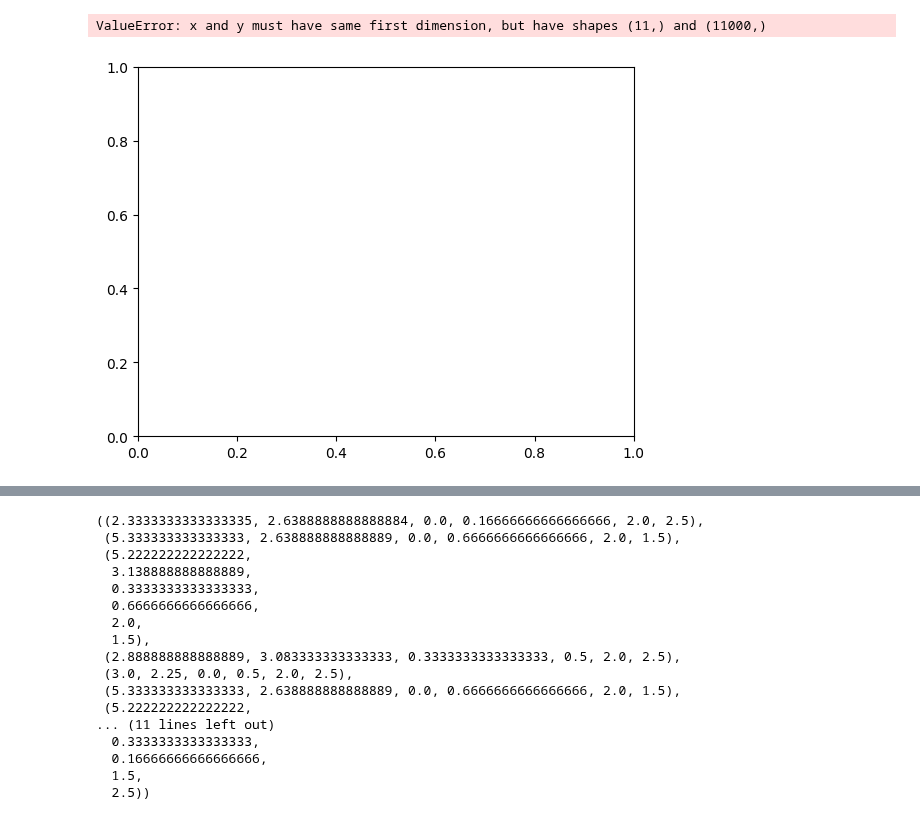
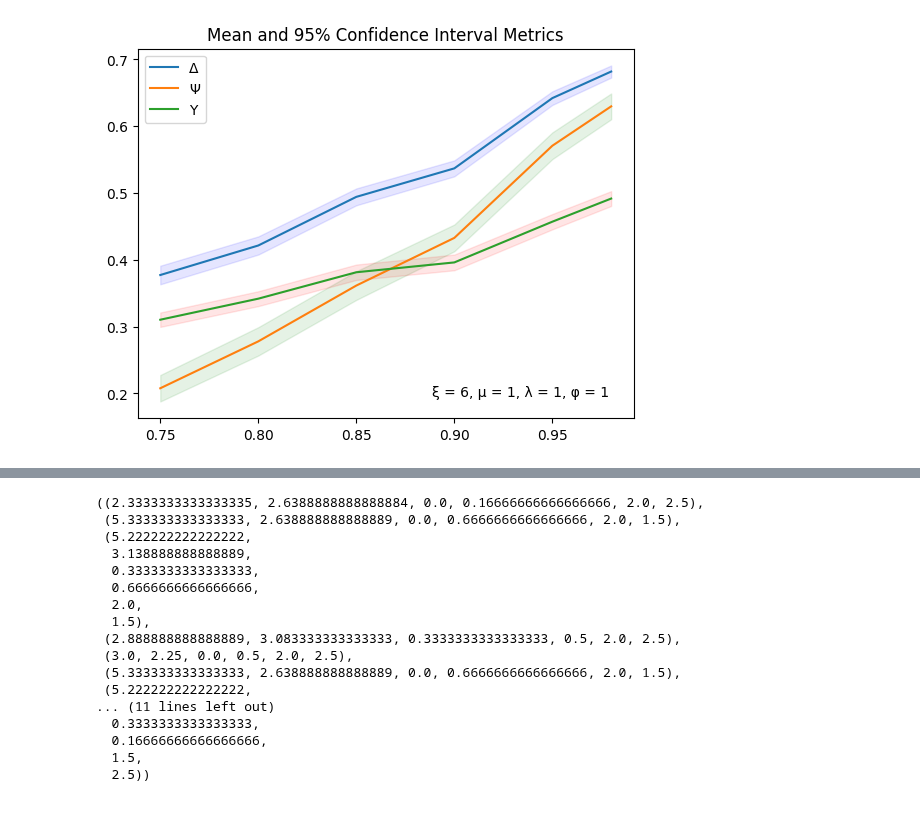
Before and after one commit to WouterBant/Algorithmic-Collusion-an-Experimental-Study, a Jupyter notebook: src/runs/other.ipynb, the cells around one changed output, grey strips where cells are left out. Saved outputs shown, nothing was run; the diff lists cells and outputs as text; code cells hidden in the pictures.

Commit message:
plots fixed

```diff
--- a/src/runs/other.ipynb
+++ b/src/runs/other.ipynb
@@ -259,36 +85,5 @@ plt.show()
-# %%
-def visualize_convergence_over_T(pi1_t, pi2_t):
-    group_size = 5
-    pi1_t_grouped = pi1_t.reshape(-1, group_size)
-    pi2_t_grouped = pi2_t.reshape(-1, group_size)
-
-    # Calculate mean and variance for each group
-    pi1_t_avg = np.mean(pi1_t_grouped, axis=1)
-    pi1_t_var = np.var(pi1_t_grouped, axis=1)
-    pi2_t_avg = np.mean(pi2_t_grouped, axis=1)
-    pi2_t_var = np.var(pi2_t_grouped, axis=1)
-
-    # Create x-axis values
-    x = np.arange(0, 500001, 50000)
-
-    # Plot mean values
-    plt.plot(x, pi1_t_avg, label='pi1_t')
-    plt.plot(x, pi2_t_avg, label='pi2_t')
-
-    # Add error bars for variance
-    plt.errorbar(x, pi1_t_avg, yerr=np.sqrt(pi1_t_var), linestyle='None', marker='o', label='Variance pi1_t')
-    plt.errorbar(x, pi2_t_avg, yerr=np.sqrt(pi2_t_var), linestyle='None', marker='o', label='Variance pi2_t')
-
-    # Add labels and title
-    plt.xlabel('X Values')
-    plt.ylabel('Averages')
-    plt.title('Averages and Variance for Grouped Data')
-
-    # Add legend
-    plt.legend()
-
-    # Display the plot
-    plt.show()
-# %% [output]
-ValueError: x and y must have same first dimension, but have shapes (11,) and (11000,)
-[figure, removed]
+# %%
+env = Environment()
+visualize_over_gamma(env, ['Gamma075', 'Gamma08', 'Gamma085', 'TheBaseline', 'Gamma095', 'Gamma098'])
+# %% [output]
+[figure, added]
```
Also changed, not shown: parts of 10 cells of this notebook, 3 other files.
